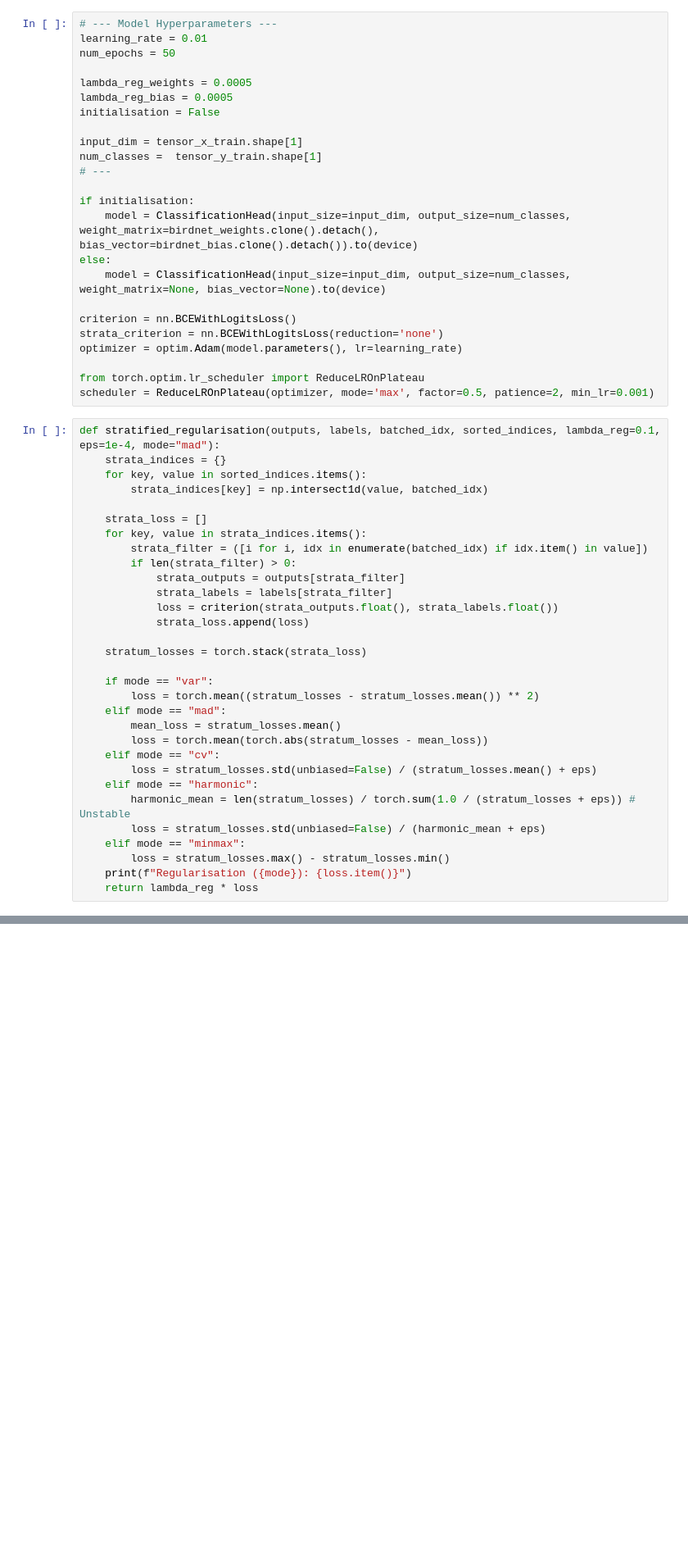
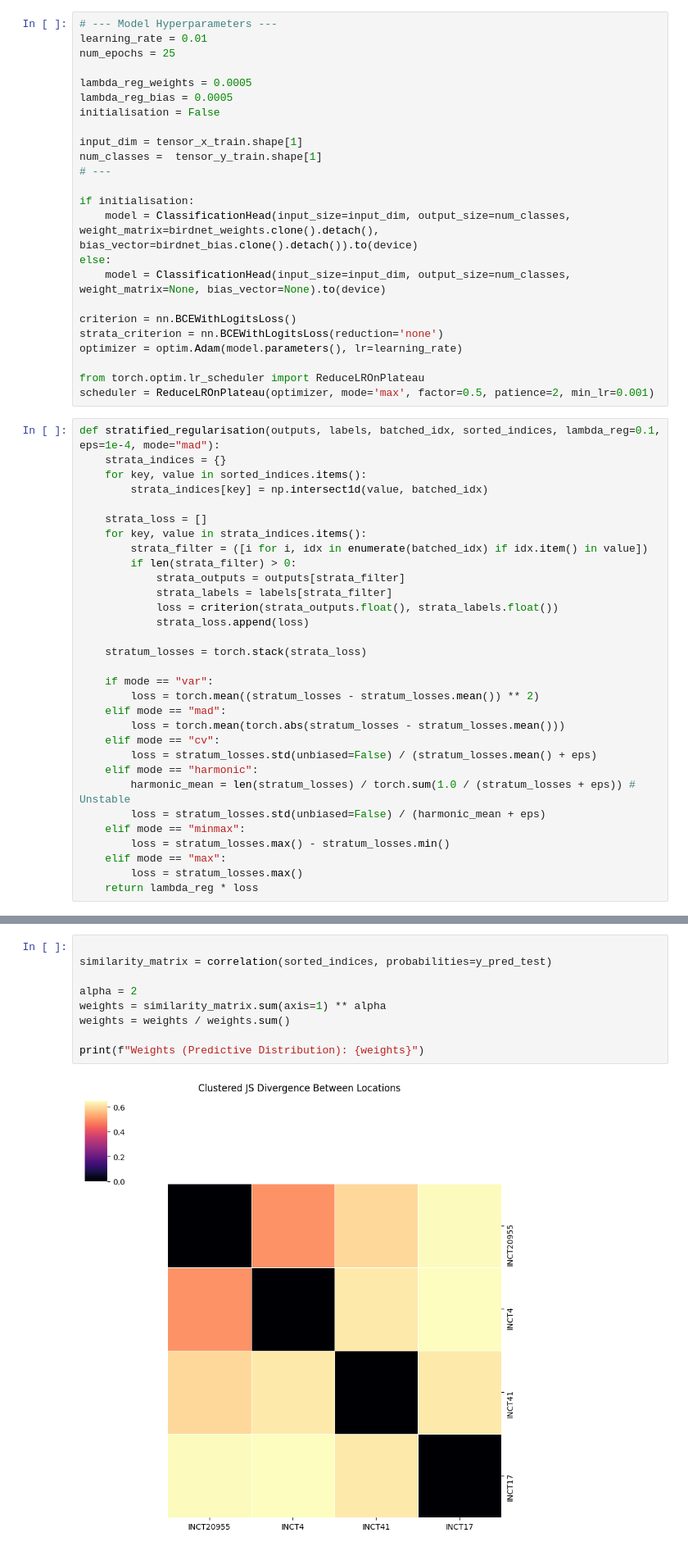
Before and after one commit to BenMcEwen1/Stratified-Sampling, a Jupyter notebook: spatiotemporal_stratified.ipynb, the cells around one changed output, grey strips where cells are left out. Shown: that part at 82% size. Cells and saved outputs as stored; diff of their text form; blank space fills up the shorter version.

```diff
--- a/spatiotemporal_stratified.ipynb
+++ b/spatiotemporal_stratified.ipynb
@@ -392,7 +414,7 @@ def correlation(sorted_indices, probabilities=None, uncertainty=None, embeddings
 # %%
 # --- Model Hyperparameters ---
 learning_rate = 0.01
-num_epochs = 50
+num_epochs = 25
 
 lambda_reg_weights = 0.0005
 lambda_reg_bias = 0.0005
@@ -433,8 +455,7 @@ def stratified_regularisation(outputs, labels, batched_idx, sorted_indices, lamb
     if mode == "var":
         loss = torch.mean((stratum_losses - stratum_losses.mean()) ** 2)
     elif mode == "mad":
-        mean_loss = stratum_losses.mean()
-        loss = torch.mean(torch.abs(stratum_losses - mean_loss))
+        loss = torch.mean(torch.abs(stratum_losses - stratum_losses.mean()))
     elif mode == "cv":
         loss = stratum_losses.std(unbiased=False) / (stratum_losses.mean() + eps)
     elif mode == "harmonic":
@@ -442,5 +463,6 @@ def stratified_regularisation(outputs, labels, batched_idx, sorted_indices, lamb
         loss = stratum_losses.std(unbiased=False) / (harmonic_mean + eps)
     elif mode == "minmax":
         loss = stratum_losses.max() - stratum_losses.min()
-    print(f"Regularisation ({mode}): {loss.item()}")
+    elif mode == "max":
+        loss = stratum_losses.max()
     return lambda_reg * loss
@@ -629,0 +696,11 @@ correlation(sorted_indices, probabilities=y_pred_test)
+# %%
+
+similarity_matrix = correlation(sorted_indices, probabilities=y_pred_test)
+
+alpha = 2
+weights = similarity_matrix.sum(axis=1) ** alpha
+weights = weights / weights.sum()
+
+print(f"Weights (Predictive Distribution): {weights}")
+# %% [output]
+[figure, added]
```
Also changed, not shown: parts of 16 cells of this notebook, 4 other files.
